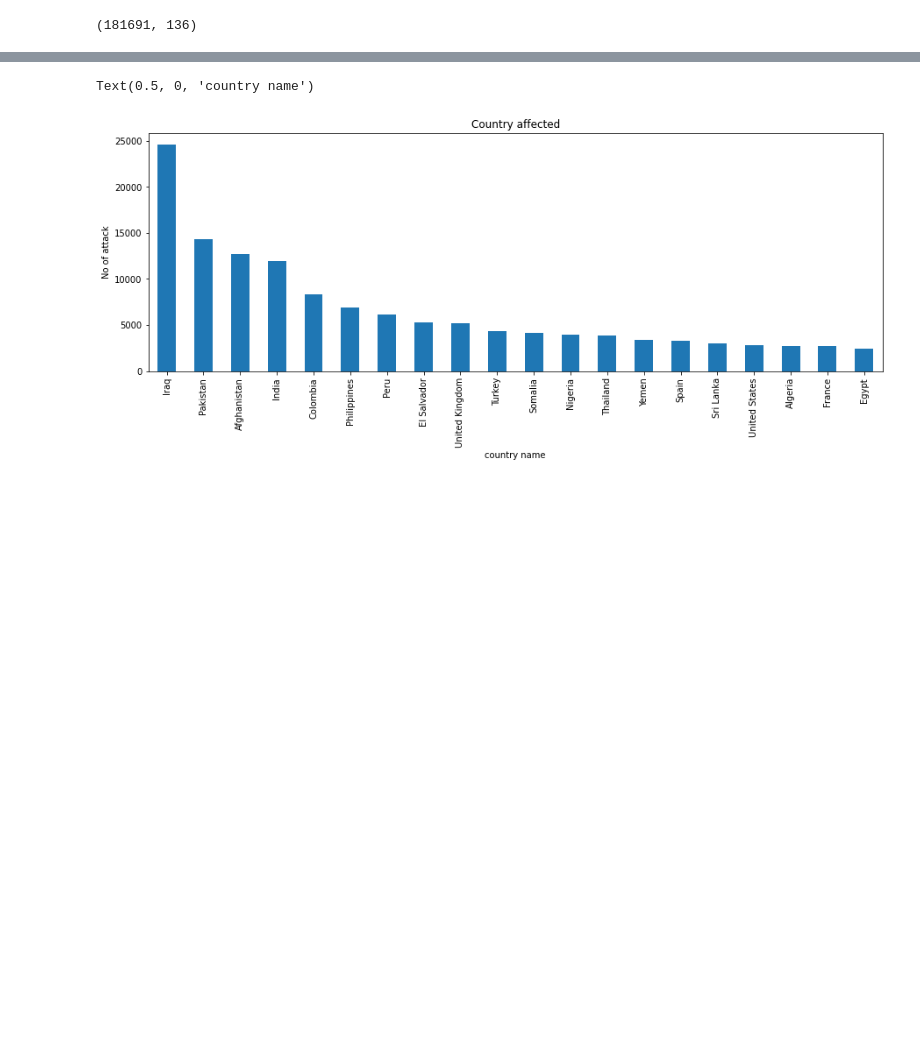
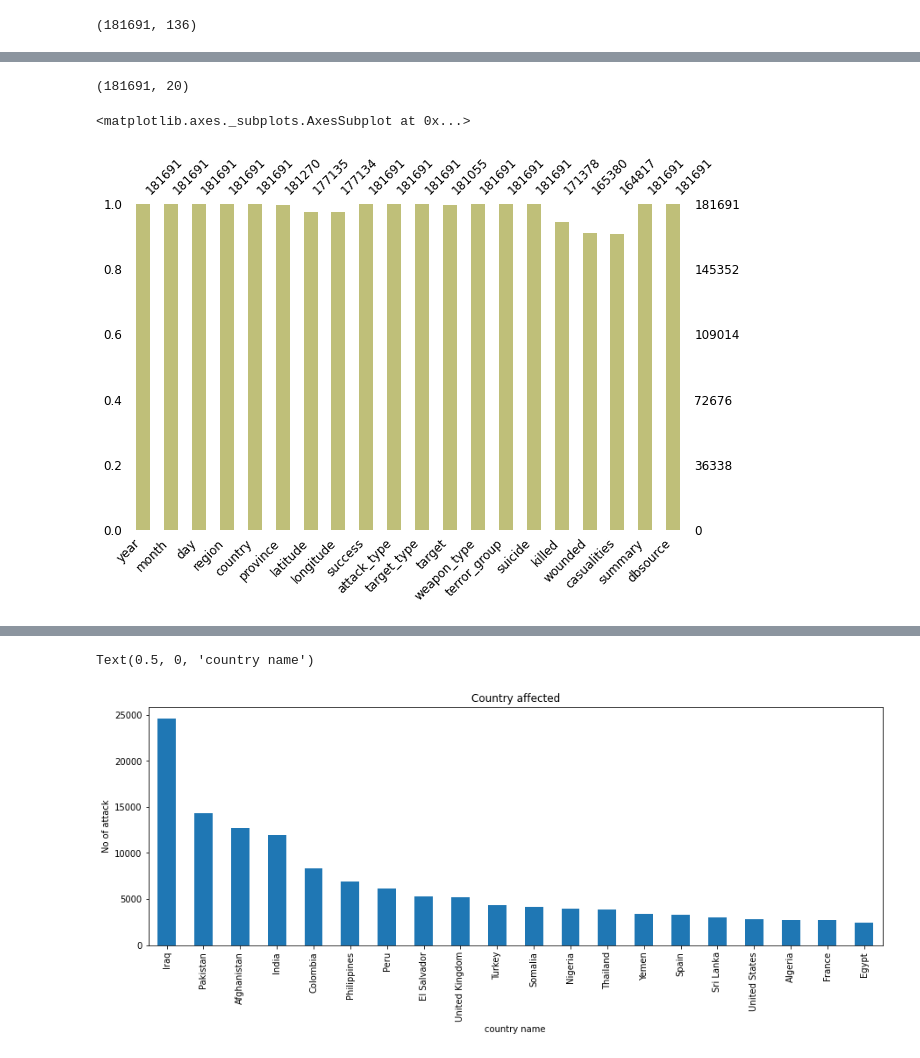
Before and after one commit to jogapritam/Global-Terrorism-Analysis, a Jupyter notebook: Global_Terrorism_Analysis_Capstone_Project.ipynb, the cells around one changed output, grey strips where cells are left out. Saved outputs shown, nothing was run; the diff lists cells and outputs as text; code cells hidden in the pictures; blank space fills up the shorter version.

```diff
--- a/Global_Terrorism_Analysis_Capstone_Project.ipynb
+++ b/Global_Terrorism_Analysis_Capstone_Project.ipynb
@@ -236,0 +289,5 @@ Name: country_txt, dtype: int64
+# %%
+#Now check the final shape of our Dataframe
+gtd_df.shape
+# %% [output]
+(181691, 20)
@@ -236,0 +298,7 @@ Name: country_txt, dtype: int64
+# %%
+# visualising the missing values
+
+msno.bar(gtd_df,figsize = (10,6),fontsize = 12,color = (0.75,0.75,0.475))
+# %% [output]
+<matplotlib.axes._subplots.AxesSubplot at 0x...>
+[figure, added]
```
Also changed, not shown: parts of 53 cells of this notebook.
